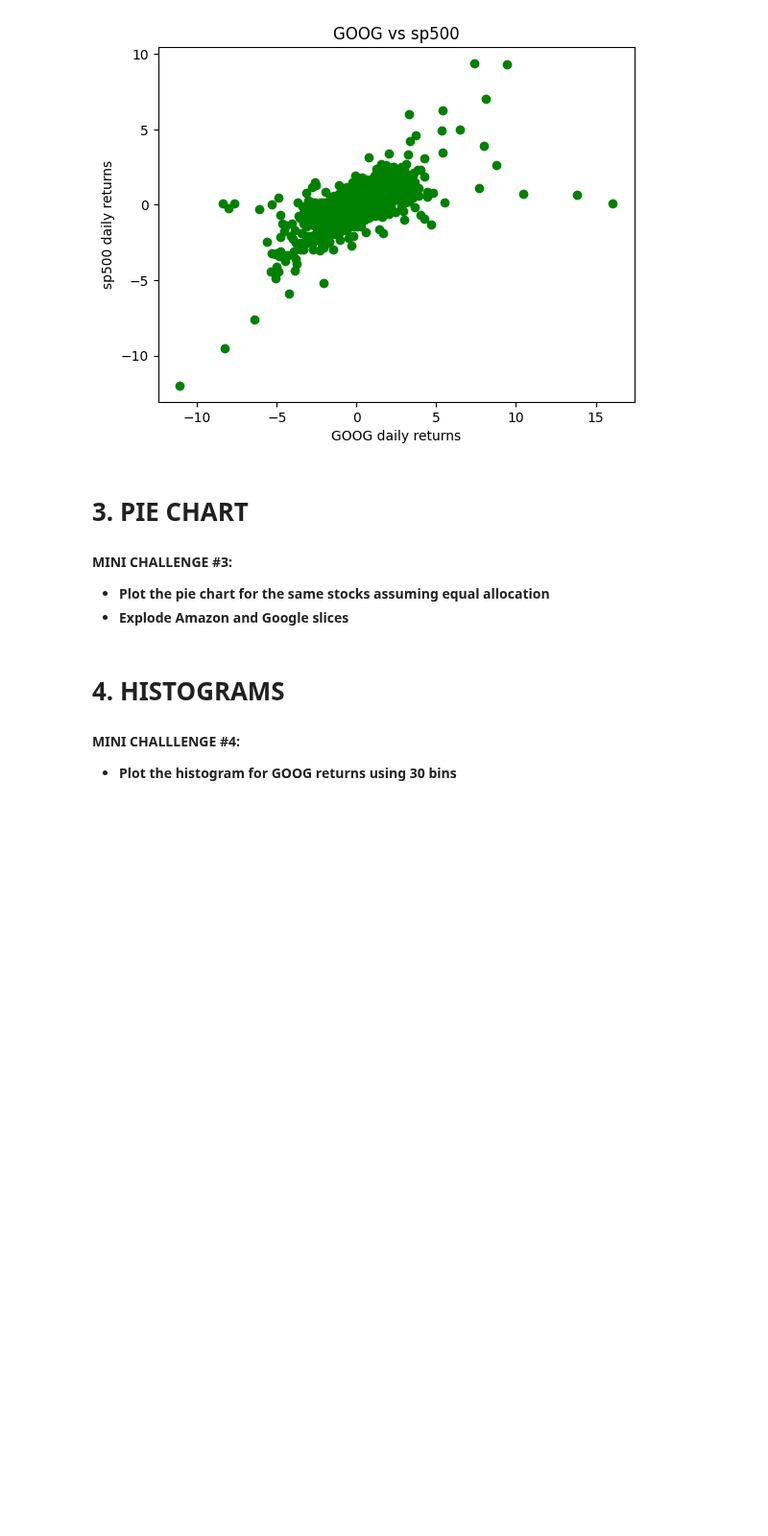
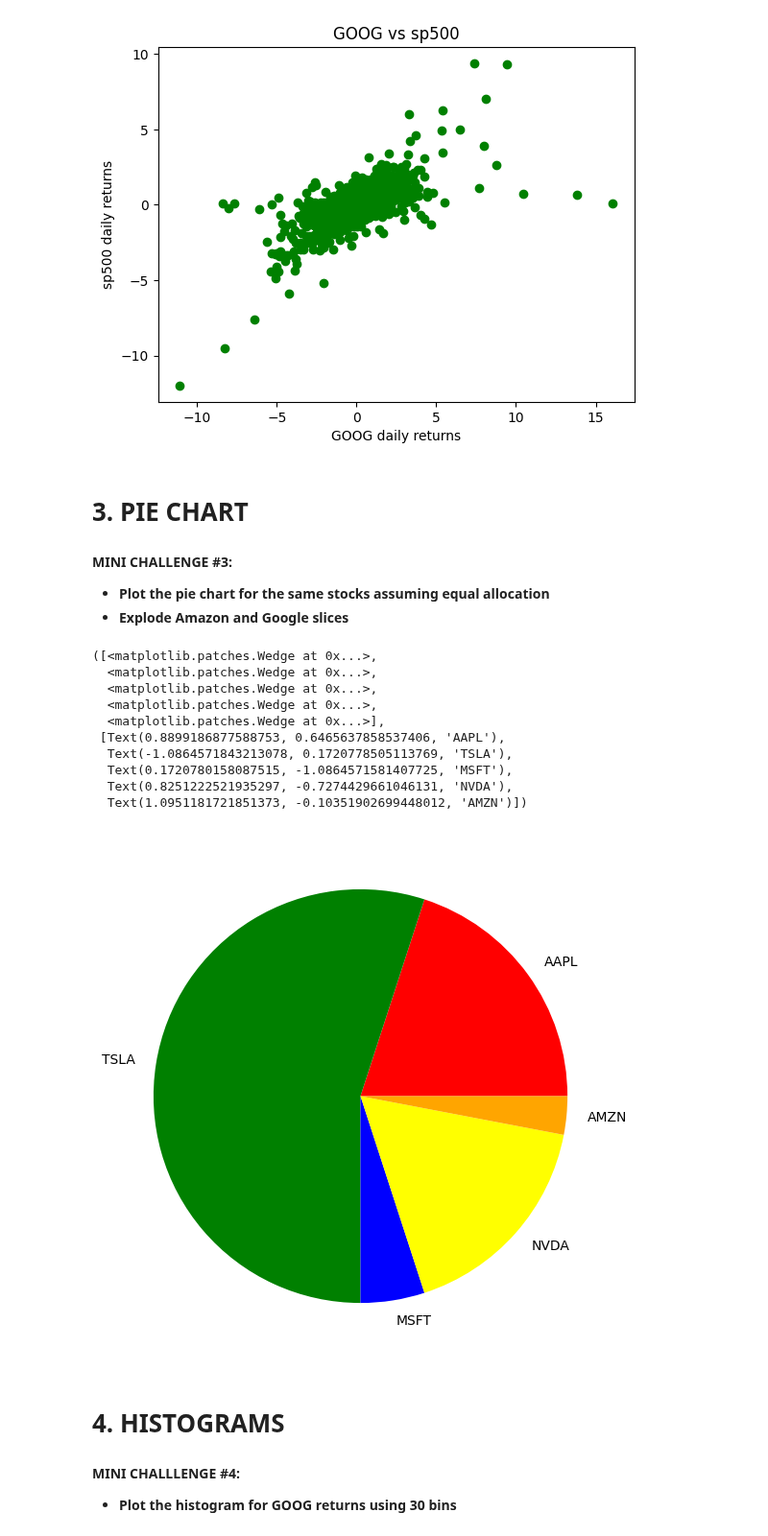
Before and after one commit to timvirga/StockPrediction, a Jupyter notebook: Section11-matplotlib/9_Python_101_Data_Visualization_with_matplotlib_Skeleton.ipynb, the cells around one changed output. Shown at 96% size. Saved outputs shown, nothing was run; the diff lists cells and outputs as text; code cells hidden in the pictures; blank space fills up the shorter version.

Commit message:
matplotlib-pie

```diff
--- a/Section11-matplotlib/9_Python_101_Data_Visualization_with_matplotlib_Skeleton.ipynb
+++ b/Section11-matplotlib/9_Python_101_Data_Visualization_with_matplotlib_Skeleton.ipynb
@@ -97,10 +97,33 @@ Text(0, 0.5, 'sp500 daily returns')
 [figure]
 # %% [markdown]
 # 3. PIE CHART
+# %%
+# define the values / data, colors and labels
+value = [20,55,5,17,3]
+colors = ['red', 'green', 'blue', 'yellow','orange']
+labels = ['AAPL','TSLA','MSFT','NVDA','AMZN']
 # %% [markdown]
 **MINI CHALLENGE #3:**
 - **Plot the pie chart for the same stocks assuming equal allocation**
 - **Explode Amazon and Google slices**
+# %%
+# specify the figure size plt.figure(figsize=(10,10))
+plt.figure(figsize=(7,7))
+
+# bring it all together
+plt.pie(value,colors=colors,labels=labels)
+# %% [output]
+([<matplotlib.patches.Wedge at 0x...>,
+  <matplotlib.patches.Wedge at 0x...>,
+  <matplotlib.patches.Wedge at 0x...>,
+  <matplotlib.patches.Wedge at 0x...>,
+  <matplotlib.patches.Wedge at 0x...>],
+ [Text(0.8899186877588753, 0.6465637858537406, 'AAPL'),
+  Text(-1.0864571843213078, 0.1720778505113769, 'TSLA'),
+  Text(0.1720780158087515, -1.0864571581407725, 'MSFT'),
+  Text(0.8251222521935297, -0.7274429661046131, 'NVDA'),
+  Text(1.0951181721851373, -0.10351902699448012, 'AMZN')])
+[figure, added]
 # %% [markdown]
 # 4. HISTOGRAMS
 # %%
```
